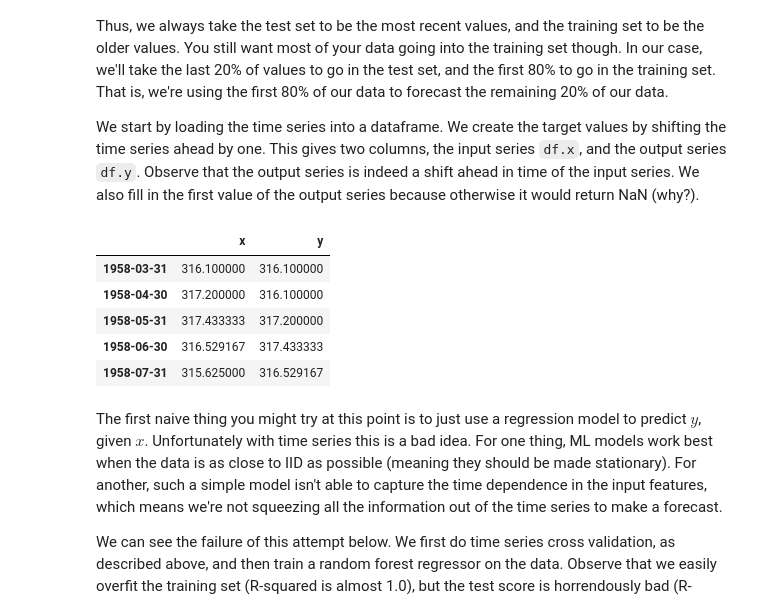
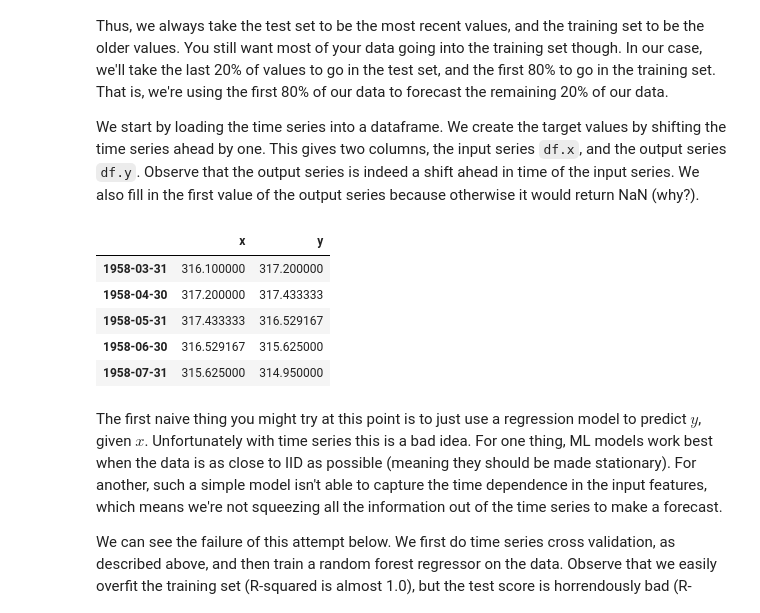
Before and after one commit to rkingery/ml_tutorials, a Jupyter notebook: ml_time_series.ipynb, the cells around one changed output. Cells and saved outputs as stored; diff of their text form; code cells hidden in the pictures.

```diff
--- a/ml_time_series.ipynb
+++ b/ml_time_series.ipynb
@@ -89,16 +89,16 @@ We start by loading the time series into a dataframe. We create the target value
 # %%
 df = get_data()
 # %%
-df['y'] = df.x.shift(1).fillna(method='bfill')
+df['y'] = df.x.shift(-1).fillna(method='ffill')
 df = df[['x','y']]
 df.head()
 # %% [output]
 |  | x | y |
-| 1958-03-31 | 316.100000 | 316.100000 |
-| 1958-04-30 | 317.200000 | 316.100000 |
-| 1958-05-31 | 317.433333 | 317.200000 |
-| 1958-06-30 | 316.529167 | 317.433333 |
-| 1958-07-31 | 315.625000 | 316.529167 |
+| 1958-03-31 | 316.100000 | 317.200000 |
+| 1958-04-30 | 317.200000 | 317.433333 |
+| 1958-05-31 | 317.433333 | 316.529167 |
+| 1958-06-30 | 316.529167 | 315.625000 |
+| 1958-07-31 | 315.625000 | 314.950000 |
 # %% [markdown]
 The first naive thing you might try at this point is to just use a regression model to predict $y$, given $x$. Unfortunately with time series this is a bad idea. For one thing, ML models work best when the data is as close to IID as possible (meaning they should be made stationary). For another, such a simple model isn't able to capture the time dependence in the input features, which means we're not squeezing all the information out of the time series to make a forecast.
 
```
Also changed, not shown: parts of 4 cells of this notebook.
